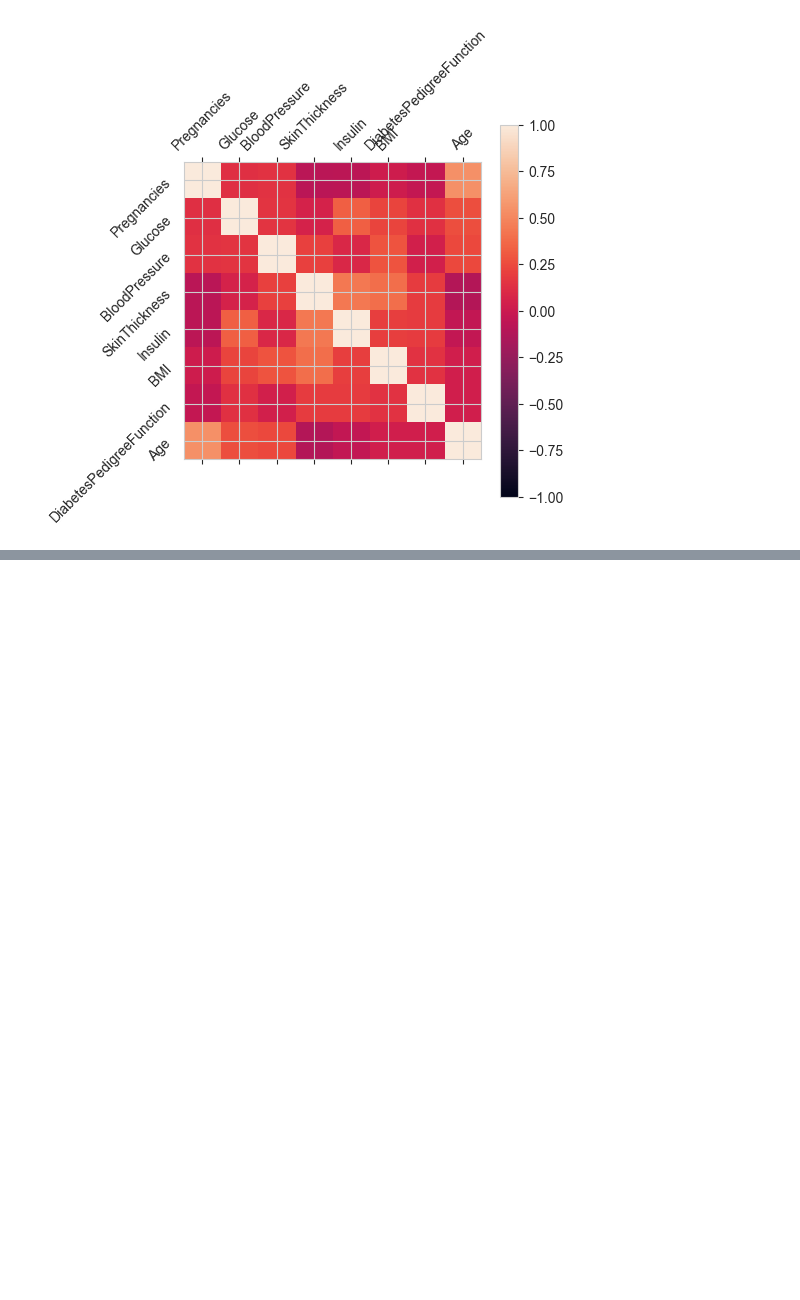
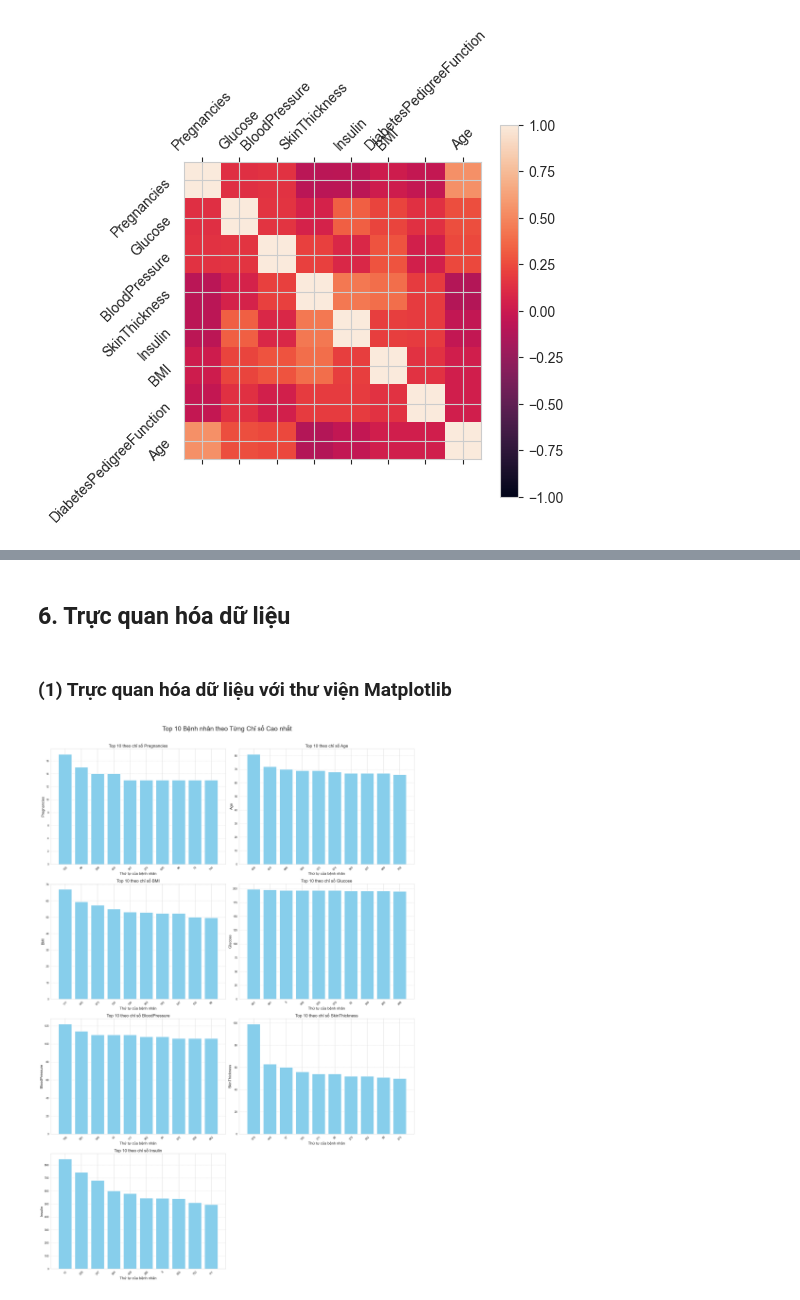
Before and after one commit to hungthehunter/Data-analysis, a Jupyter notebook: Code Diagnosis of diabetes/main.ipynb, the cells around one changed output, grey strips where cells are left out. Drawn from its saved outputs; the diff is of its cells as text; code cells hidden in the pictures; blank space fills up the shorter version.

```diff
--- a/Code Diagnosis of diabetes/main.ipynb
+++ b/Code Diagnosis of diabetes/main.ipynb
@@ -59,4 +51,4 @@ columns = [
     "Outcome",
 ]
 
-df_dataset = pd.read_csv("../Source Diagnosis of diabetes/pima-indians-diabetes.csv",header=None,names=columns)
+df_dataset = pd.read_csv("diabetes.csv",header=0,names=columns)
@@ -600,0 +449,6 @@ ENDING
+# %%
+
+# Fill NAs in the "Outcome" column
+df_dataset['Outcome'] = df_dataset['Outcome'].fillna(0)
+# Change the data type of the BMI column from float to int
+#(không cần thiết bởi hệ số BMI (float) sang int sẽ mất thông tin quan trọng)
@@ -600,0 +902,46 @@ ENDING
+# %% [markdown]
+## 6. Trực quan hóa dữ liệu
+# %% [markdown]
+### **(1) Trực quan hóa dữ liệu với thư viện Matplotlib**
+# %%
+
+# Danh sách các cột cần vẽ và tiêu đề tương ứng
+columns_to_plot = [
+    'Pregnancies', 'Age', 'BMI', 'Glucose',
+    'BloodPressure', 'SkinThickness', 'Insulin'
+]
+
+# Tạo một lưới biểu đồ đủ lớn, ví dụ 4 hàng, 2 cột
+fig, axes = plt.subplots(4, 2, figsize=(20, 30))
+fig.suptitle('Top 10 Bệnh nhân theo Từng Chỉ số Cao nhất', fontsize=24)
+
+# Dùng .ravel() để làm phẳng mảng axes, giúp dễ lặp qua
+axes = axes.ravel()
+
+# Vòng lặp để vẽ từng biểu đồ
+for i, col_name in enumerate(columns_to_plot):
+    # 1. Sắp xếp theo đúng cột hiện tại
+    df_sorted = df_dataset.sort_values(col_name, ascending=False)
+
+    # 2. Lấy dữ liệu top 10
+    x = df_sorted.index[:10].astype(str)
+    y = df_sorted[col_name][:10]
+
+    # 3. Vẽ biểu đồ vào đúng ô `axes[i]`
+    axes[i].bar(x, y, color='skyblue')
+    axes[i].set_title(f'Top 10 theo chỉ số {col_name}', fontsize=16)
+    axes[i].set_ylabel(col_name, fontsize=14)
+    axes[i].set_xlabel('Thứ tự của bệnh nhân', fontsize=14)
+    axes[i].tick_params(axis='x', labelsize=10, rotation=45)
+    axes[i].tick_params(axis='y', labelsize=10)
+    axes[i].grid(axis='y', linestyle='--', alpha=0.7)
+
+# Ẩn các ô axes không sử dụng (nếu có)
+for i in range(len(columns_to_plot), len(axes)):
+    axes[i].set_visible(False)
+
+# Tự động điều chỉnh khoảng cách
+plt.tight_layout(rect=[0, 0, 1, 0.97])
+plt.show()
+# %% [output]
+[figure, added]
```
Also changed, not shown: parts of 115 cells of this notebook, 4 other files.
